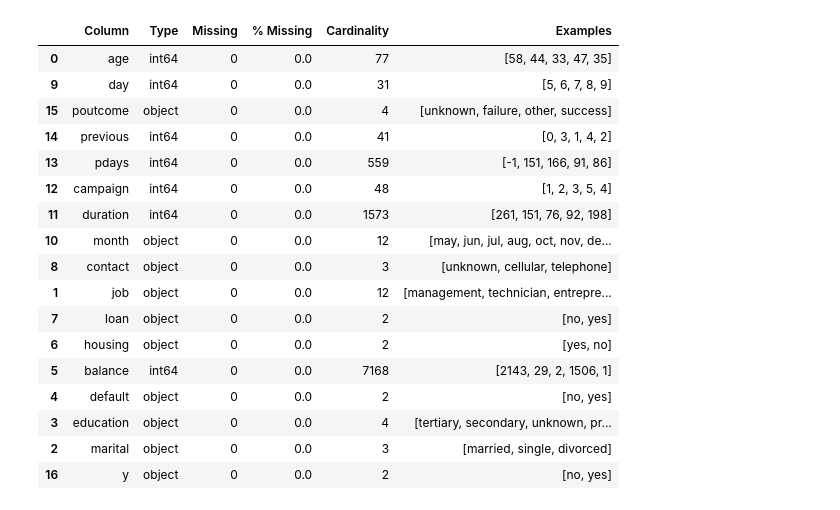
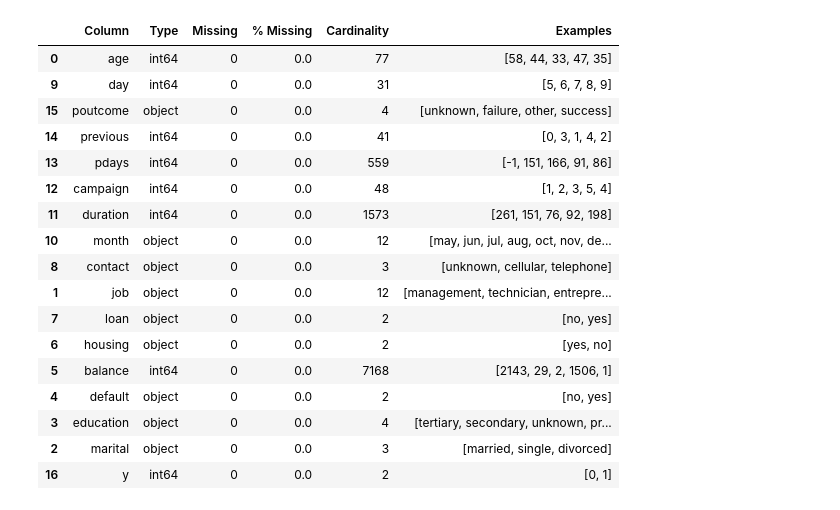
Before and after one commit to Manda404/BankModelFactory, a Jupyter notebook: notebooks/02_preprocessing.ipynb, the cells around one changed output. Drawn from its saved outputs; the diff is of its cells as text; code cells hidden in the pictures.

```diff
--- a/notebooks/02_preprocessing.ipynb
+++ b/notebooks/02_preprocessing.ipynb
@@ -3,11 +3,14 @@ from bankmodelfactory.data.split import split_dataset
 from bankmodelfactory.data.load import SourceDataLoader
 from bankmodelfactory.data.split import split_dataset, split_train_valid
 
+
+
 loader = SourceDataLoader()
 data = loader.load_dataset()
+
+data['y'] = data['y'].map({'yes': 1, 'no': 0})
 summary = loader.inspect_dataset()
 
 display(summary)
-
 X_train, X_test, y_train, y_test = split_dataset(data)
 # %% [output]
@@ -18,18 +21,18 @@ X_train, X_test, y_train, y_test = split_dataset(data)
 |  | Column | Type | Missing | % Missing | Cardinality | Examples |
 | 0 | age | int64 | 0 | 0.0 | 77 | [58, 44, 33, 47, 35] |
 | 9 | day | int64 | 0 | 0.0 | 31 | [5, 6, 7, 8, 9] |
 | 15 | poutcome | object | 0 | 0.0 | 4 | [unknown, failure, other, success] |
 | 14 | previous | int64 | 0 | 0.0 | 41 | [0, 3, 1, 4, 2] |
 | 13 | pdays | int64 | 0 | 0.0 | 559 | [-1, 151, 166, 91, 86] |
 | 12 | campaign | int64 | 0 | 0.0 | 48 | [1, 2, 3, 5, 4] |
 | 11 | duration | int64 | 0 | 0.0 | 1573 | [261, 151, 76, 92, 198] |
 | 10 | month | object | 0 | 0.0 | 12 | [may, jun, jul, aug, oct, nov, de... |
 | 8 | contact | object | 0 | 0.0 | 3 | [unknown, cellular, telephone] |
 | 1 | job | object | 0 | 0.0 | 12 | [management, technician, entrepre... |
 | 7 | loan | object | 0 | 0.0 | 2 | [no, yes] |
 | 6 | housing | object | 0 | 0.0 | 2 | [yes, no] |
 | 5 | balance | int64 | 0 | 0.0 | 7168 | [2143, 29, 2, 1506, 1] |
 | 4 | default | object | 0 | 0.0 | 2 | [no, yes] |
 | 3 | education | object | 0 | 0.0 | 4 | [tertiary, secondary, unknown, pr... |
 | 2 | marital | object | 0 | 0.0 | 3 | [married, single, divorced] |
-| 16 | y | object | 0 | 0.0 | 2 | [no, yes] |
+| 16 | y | int64 | 0 | 0.0 | 2 | [0, 1] |
```
Also changed, not shown: parts of 61 cells of this notebook, 7 other files.
